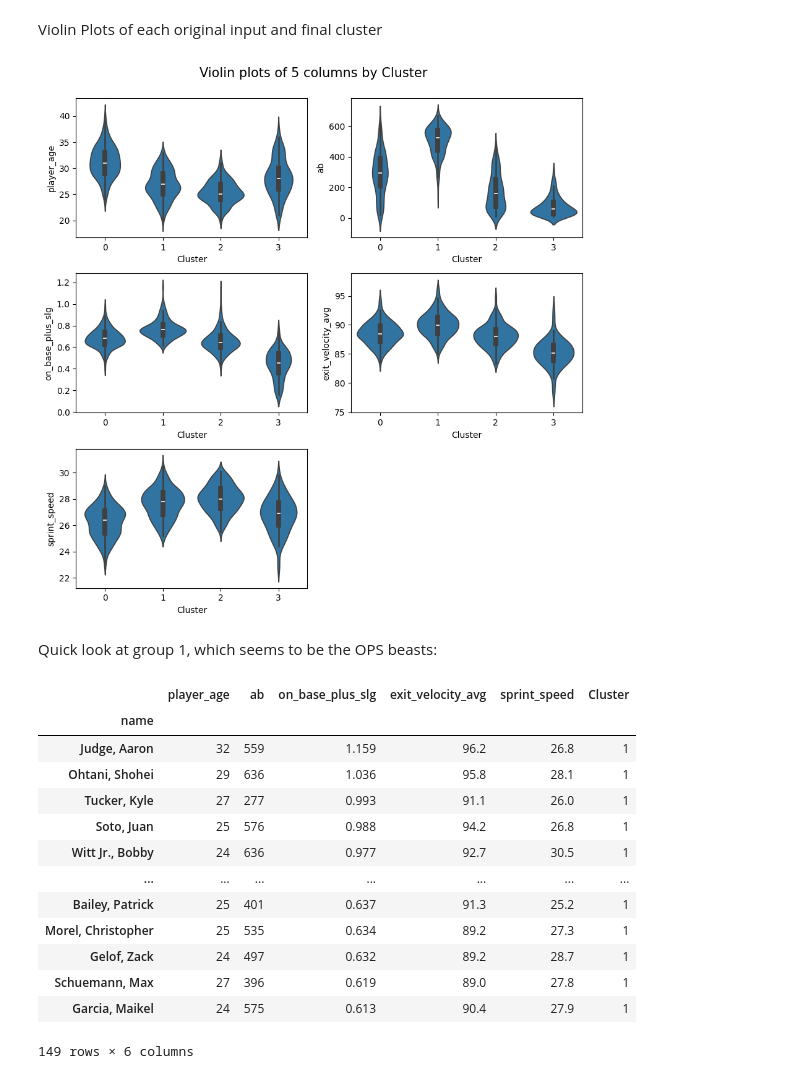
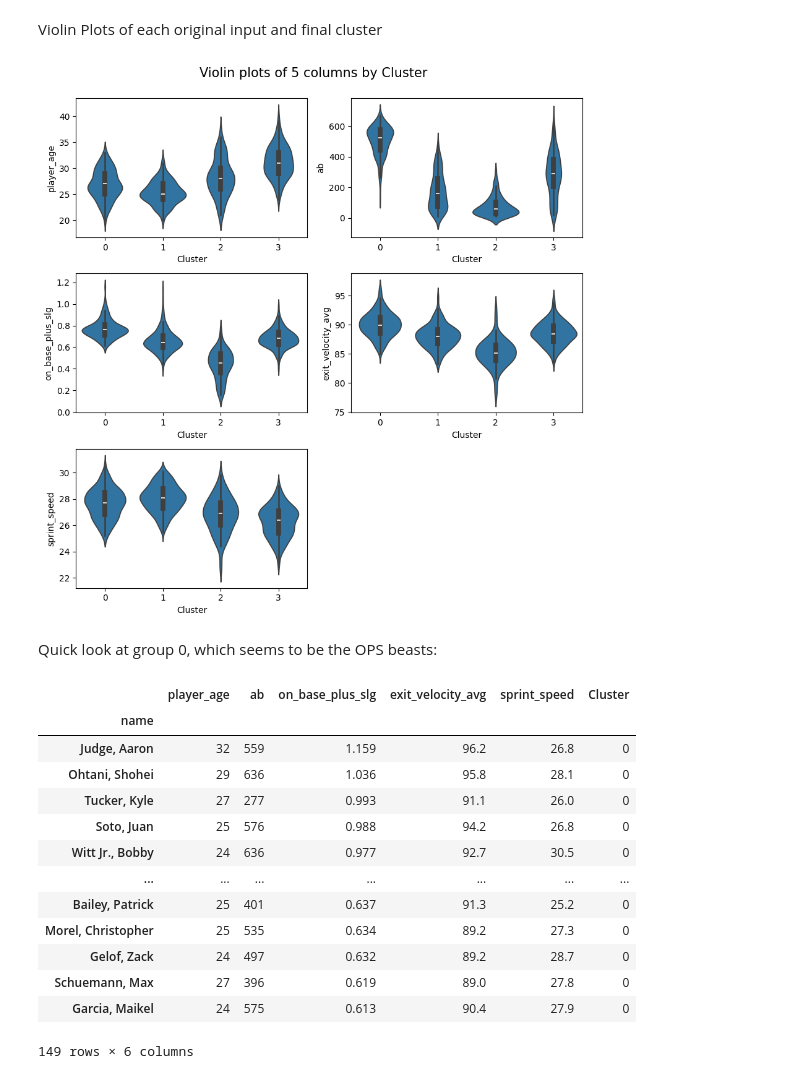
Before and after one commit to danielrferreira/daniel_f_projects, a Jupyter notebook: sample_codes/cluster_analysis_2024.ipynb, the cells around one changed output. Cells and saved outputs as stored; diff of their text form; code cells hidden in the pictures.

```diff
--- a/sample_codes/cluster_analysis_2024.ipynb
+++ b/sample_codes/cluster_analysis_2024.ipynb
@@ -65,6 +65,6 @@ Spearman Correlation
 # %% [markdown]
 Histplots
 # %%
-plotter = df_f.Plotter(bat_2024_no_miss)
-plotter.hist_plots(columns=['player_age','ab','on_base_plus_slg','exit_velocity_avg', 'sprint_speed'])
+plotter = df_f.multiplot(data=bat_2024_no_miss, x_columns=['player_age','ab','on_base_plus_slg','exit_velocity_avg', 'sprint_speed'])
+plotter.hist_plots()
 # %% [output]
@@ -146,25 +146,25 @@ bat_2024_no_miss['Cluster'] = kmeans_final.labels_
 # %% [markdown]
 Violin Plots of each original input and final cluster
 # %%
-plotter.violin_plots(outcome='Cluster', x_columns=['player_age', 'ab', 'on_base_plus_slg', 'exit_velocity_avg', 'sprint_speed'] , n_cols = 2)
+plotter.violin_plots(outcome='Cluster' , n_cols = 2)
 # %% [output]
-[figure, old version]
+[figure, new version]
 # %% [markdown]
-Quick look at group 1, which seems to be the OPS beasts:
+Quick look at group 0, which seems to be the OPS beasts:
 # %%
-bat_2024_no_miss[bat_2024_no_miss['Cluster']==1].sort_values('on_base_plus_slg', ascending=False)
+bat_2024_no_miss[bat_2024_no_miss['Cluster']==0].sort_values('on_base_plus_slg', ascending=False)
 # %% [output]
 |  | player_age | ab | on_base_plus_slg | exit_velocity_avg | sprint_speed | Cluster |
 | name |  |  |  |  |  |  |
-| Judge, Aaron | 32 | 559 | 1.159 | 96.2 | 26.8 | 1 |
-| Ohtani, Shohei | 29 | 636 | 1.036 | 95.8 | 28.1 | 1 |
-| Tucker, Kyle | 27 | 277 | 0.993 | 91.1 | 26.0 | 1 |
-| Soto, Juan | 25 | 576 | 0.988 | 94.2 | 26.8 | 1 |
-| Witt Jr., Bobby | 24 | 636 | 0.977 | 92.7 | 30.5 | 1 |
+| Judge, Aaron | 32 | 559 | 1.159 | 96.2 | 26.8 | 0 |
+| Ohtani, Shohei | 29 | 636 | 1.036 | 95.8 | 28.1 | 0 |
+| Tucker, Kyle | 27 | 277 | 0.993 | 91.1 | 26.0 | 0 |
+| Soto, Juan | 25 | 576 | 0.988 | 94.2 | 26.8 | 0 |
+| Witt Jr., Bobby | 24 | 636 | 0.977 | 92.7 | 30.5 | 0 |
 | ... | ... | ... | ... | ... | ... | ... |
-| Bailey, Patrick | 25 | 401 | 0.637 | 91.3 | 25.2 | 1 |
-| Morel, Christopher | 25 | 535 | 0.634 | 89.2 | 27.3 | 1 |
-| Gelof, Zack | 24 | 497 | 0.632 | 89.2 | 28.7 | 1 |
-| Schuemann, Max | 27 | 396 | 0.619 | 89.0 | 27.8 | 1 |
-| Garcia, Maikel | 24 | 575 | 0.613 | 90.4 | 27.9 | 1 |
+| Bailey, Patrick | 25 | 401 | 0.637 | 91.3 | 25.2 | 0 |
+| Morel, Christopher | 25 | 535 | 0.634 | 89.2 | 27.3 | 0 |
+| Gelof, Zack | 24 | 497 | 0.632 | 89.2 | 28.7 | 0 |
+| Schuemann, Max | 27 | 396 | 0.619 | 89.0 | 27.8 | 0 |
+| Garcia, Maikel | 24 | 575 | 0.613 | 90.4 | 27.9 | 0 |
 149 rows × 6 columns
```
Also changed, not shown: parts of 3 cells of this notebook, 1 other file.
